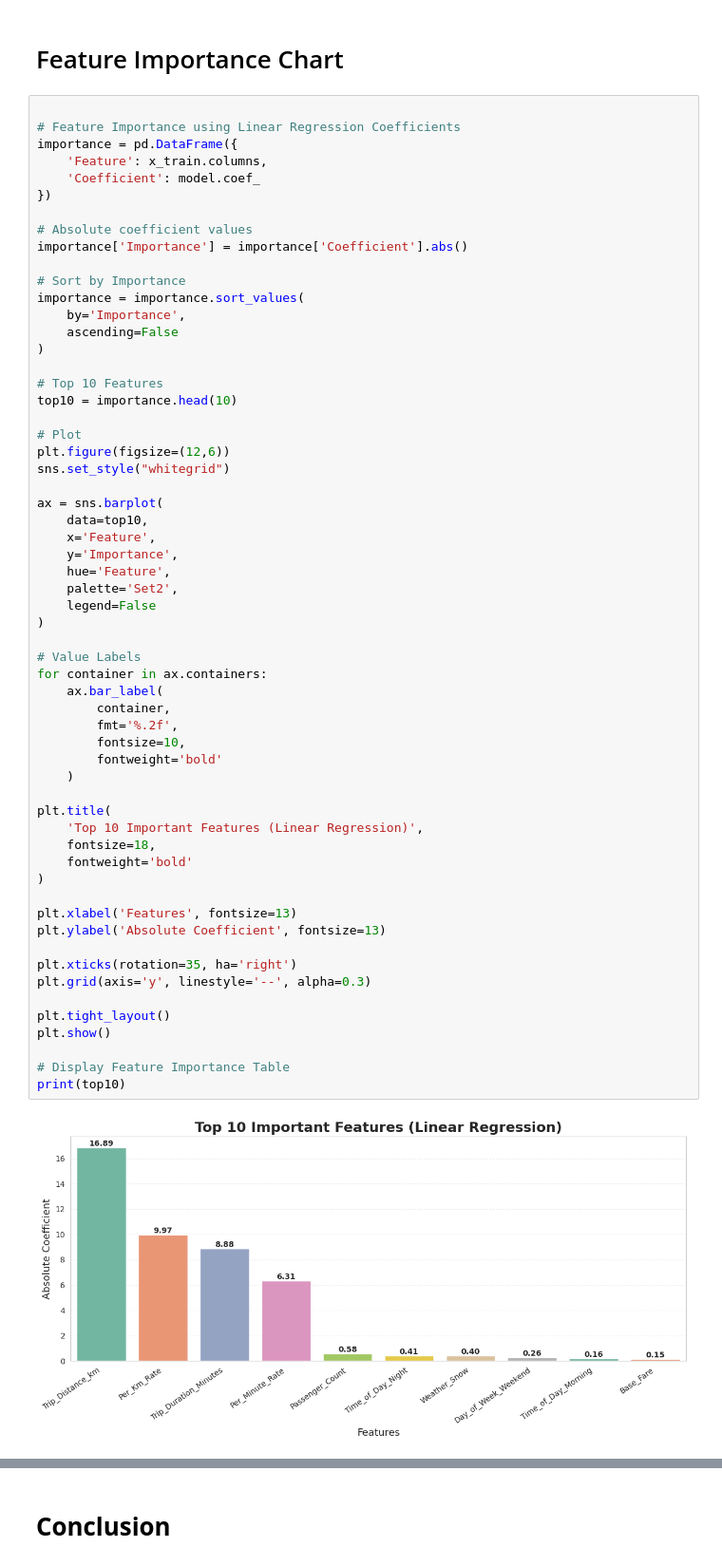
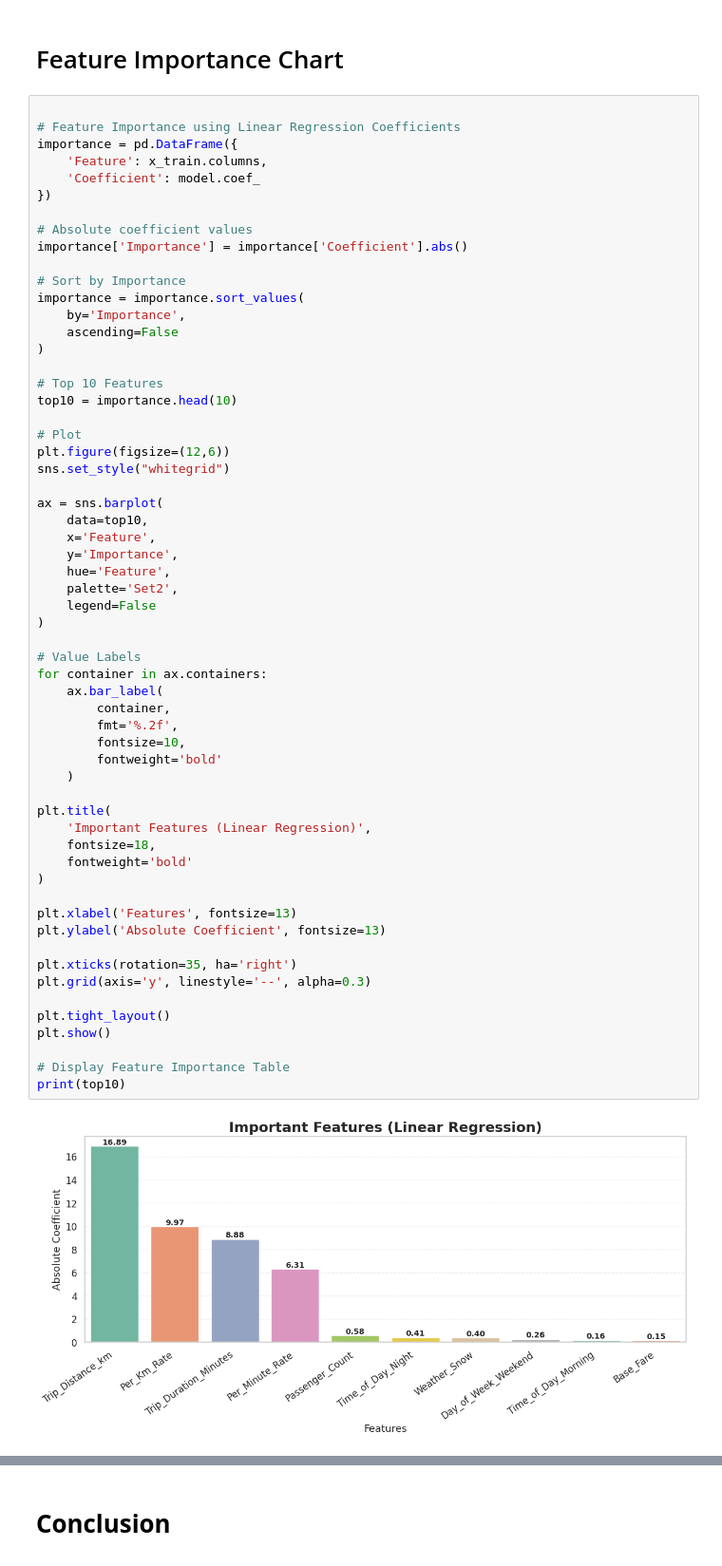
Before and after one commit to Sneha8126/Sneha-copy-of-Sample-ML-Submission-Template, a Jupyter notebook: Sneha_copy_of_Sample_ML_Submission_Template.ipynb, the cells around one changed output, grey strips where cells are left out. Shown at 95% size. Cells and saved outputs as stored; diff of their text form.

Commit message:
Updated Important Features (Linear Regression) Chart

```diff
--- a/Sneha_copy_of_Sample_ML_Submission_Template.ipynb
+++ b/Sneha_copy_of_Sample_ML_Submission_Template.ipynb
@@ -2171,35 +2171,35 @@ ax = sns.barplot(
     palette='Set2',
     legend=False
 )
 
 # Value Labels
 for container in ax.containers:
     ax.bar_label(
         container,
         fmt='%.2f',
         fontsize=10,
         fontweight='bold'
     )
 
 plt.title(
-    'Top 10 Important Features (Linear Regression)',
+    'Important Features (Linear Regression)',
     fontsize=18,
     fontweight='bold'
 )
 
 plt.xlabel('Features', fontsize=13)
 plt.ylabel('Absolute Coefficient', fontsize=13)
 
 plt.xticks(rotation=35, ha='right')
 plt.grid(axis='y', linestyle='--', alpha=0.3)
 
 plt.tight_layout()
 plt.show()
 
 # Display Feature Importance Table
 print(top10)
 # %% [output]
-[figure, old version]
+[figure, new version]
                   Feature  Coefficient  Importance
 0        Trip_Distance_km    16.894242   16.894242
 3             Per_Km_Rate     9.967939    9.967939
```
Also changed, not shown: parts of 5 cells of this notebook.
